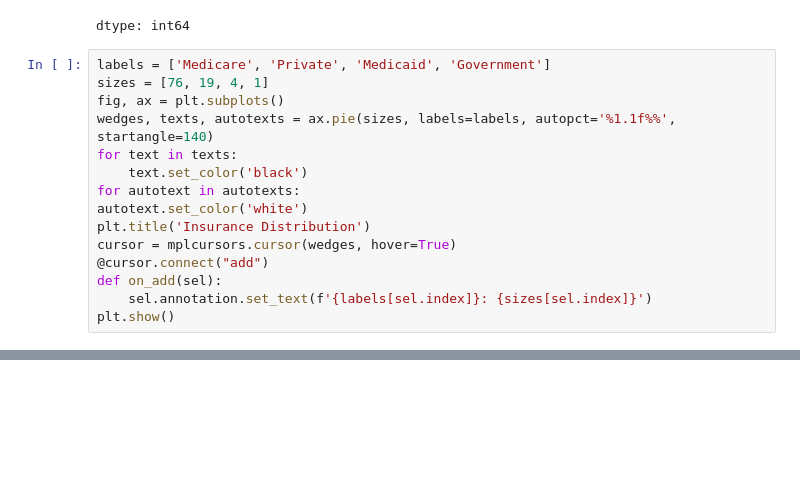
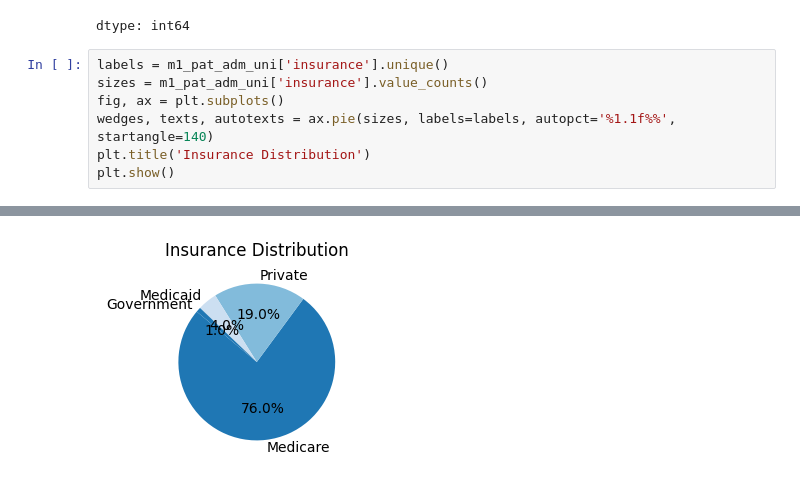
Before and after one commit to kp0007/MSAI_kp35262, a Jupyter notebook: kp_test.ipynb, the cells around one changed output, grey strips where cells are left out. Cells and saved outputs as stored; diff of their text form; blank space fills up the shorter version.

```diff
--- a/kp_test.ipynb
+++ b/kp_test.ipynb
@@ -102,18 +87,10 @@ m1_pat_adm_uni['insurance'].value_counts()
 | Government | 1 |
 dtype: int64
 # %%
-labels = ['Medicare', 'Private', 'Medicaid', 'Government']
-sizes = [76, 19, 4, 1]
+labels = m1_pat_adm_uni['insurance'].unique()
+sizes = m1_pat_adm_uni['insurance'].value_counts()
 fig, ax = plt.subplots()
 wedges, texts, autotexts = ax.pie(sizes, labels=labels, autopct='%1.1f%%', startangle=140)
-for text in texts:
-    text.set_color('black')
-for autotext in autotexts:
-autotext.set_color('white')
 plt.title('Insurance Distribution')
-cursor = mplcursors.cursor(wedges, hover=True)
-@cursor.connect("add")
-def on_add(sel):
-    sel.annotation.set_text(f'{labels[sel.index]}: {sizes[sel.index]}')
 plt.show()
 # %% [output]
@@ -120,0 +97 @@ IndentationError: expected an indented block after 'for' statement on line 7 (<i
+[figure, added]
```
Also changed, not shown: parts of 4 cells of this notebook.
